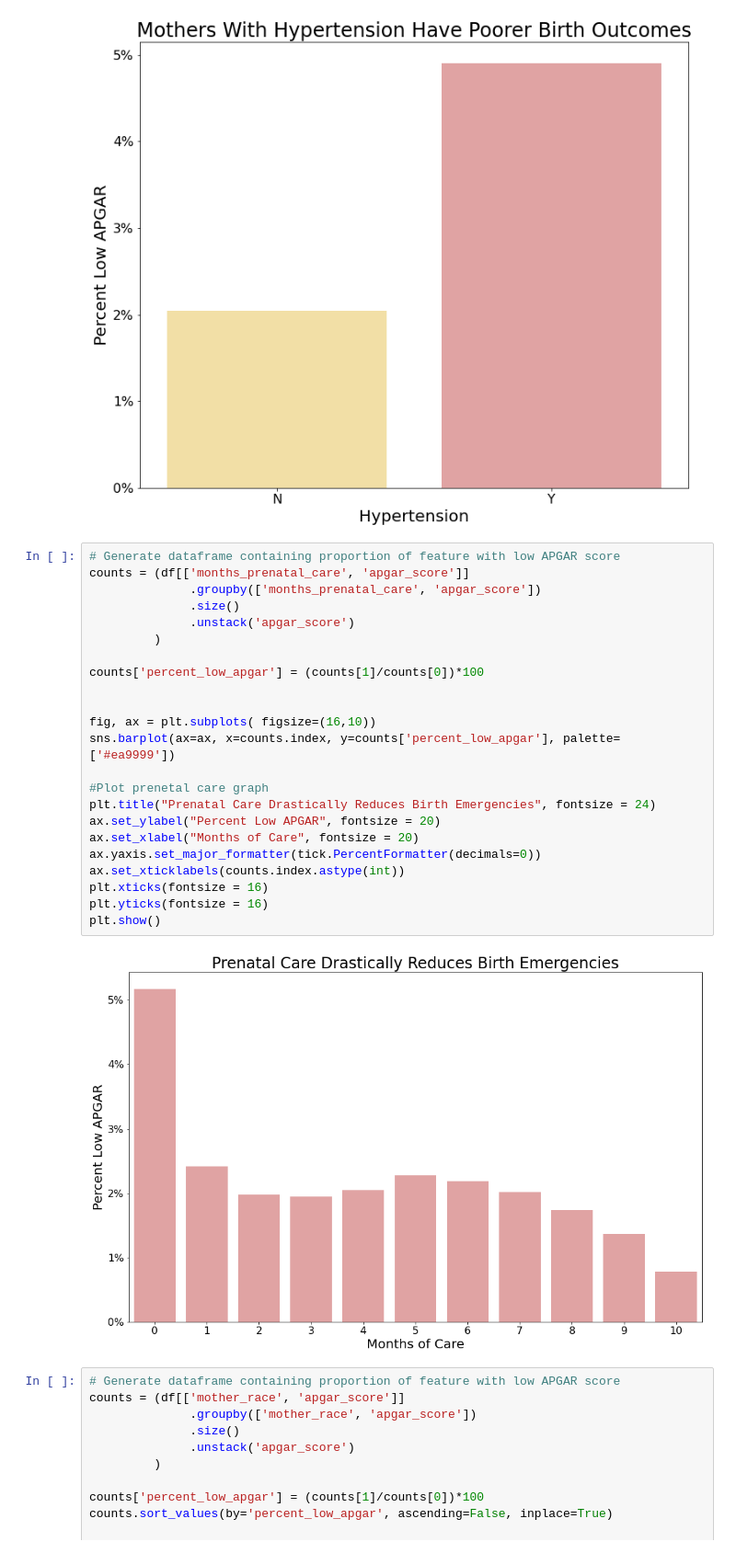
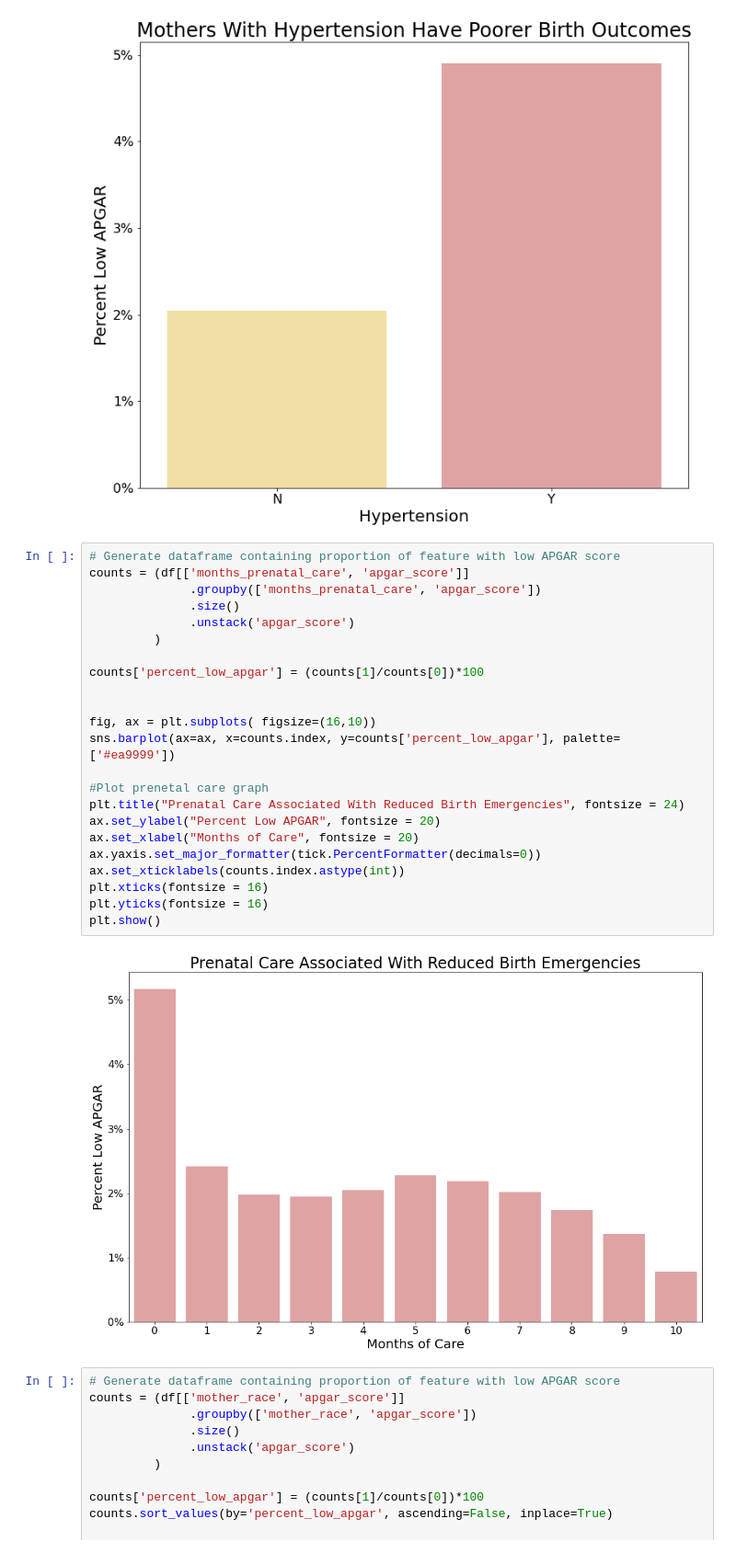
Before and after one commit to Patrick-Arnold/Capstone_Project, a Jupyter notebook: Capstone.ipynb, the cells around one changed output. Shown at 92% size. Cells and saved outputs as stored; diff of their text form.

```diff
--- a/Capstone.ipynb
+++ b/Capstone.ipynb
@@ -262,28 +266,28 @@ plt.show()
 # %%
 # Generate dataframe containing proportion of feature with low APGAR score
 counts = (df[['months_prenatal_care', 'apgar_score']]
               .groupby(['months_prenatal_care', 'apgar_score'])
               .size()
               .unstack('apgar_score')
          )
 
 counts['percent_low_apgar'] = (counts[1]/counts[0])*100
 
 
 fig, ax = plt.subplots( figsize=(16,10))
 sns.barplot(ax=ax, x=counts.index, y=counts['percent_low_apgar'], palette=['#ea9999'])
 
 #Plot prenetal care graph
-plt.title("Prenatal Care Drastically Reduces Birth Emergencies", fontsize = 24)
+plt.title("Prenatal Care Associated With Reduced Birth Emergencies", fontsize = 24)
 ax.set_ylabel("Percent Low APGAR", fontsize = 20)
 ax.set_xlabel("Months of Care", fontsize = 20)
 ax.yaxis.set_major_formatter(tick.PercentFormatter(decimals=0))
 ax.set_xticklabels(counts.index.astype(int))
 plt.xticks(fontsize = 16)
 plt.yticks(fontsize = 16)
 plt.show()
 # %% [output]
-[figure, old version]
+[figure, new version]
 # %%
 # Generate dataframe containing proportion of feature with low APGAR score
 counts = (df[['mother_race', 'apgar_score']]
```
Also changed, not shown: parts of 14 cells of this notebook, 3 other files.
